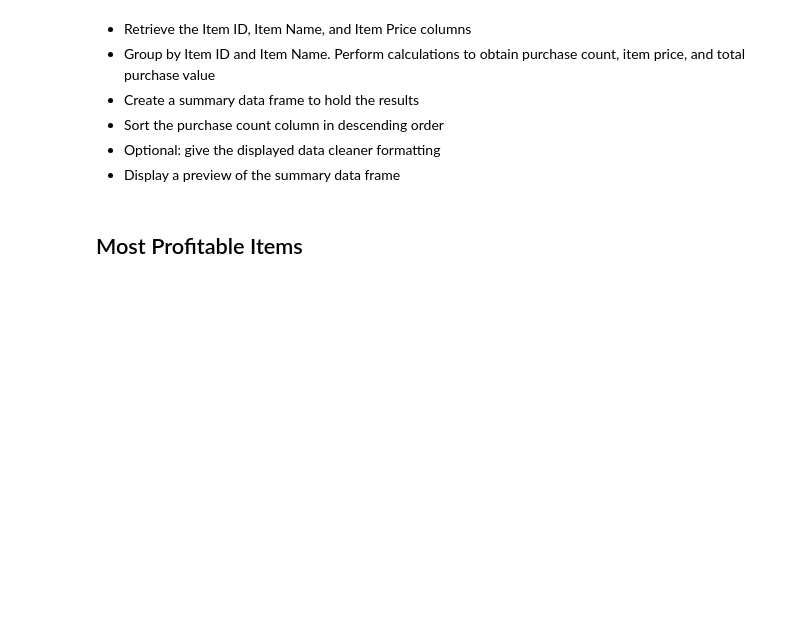
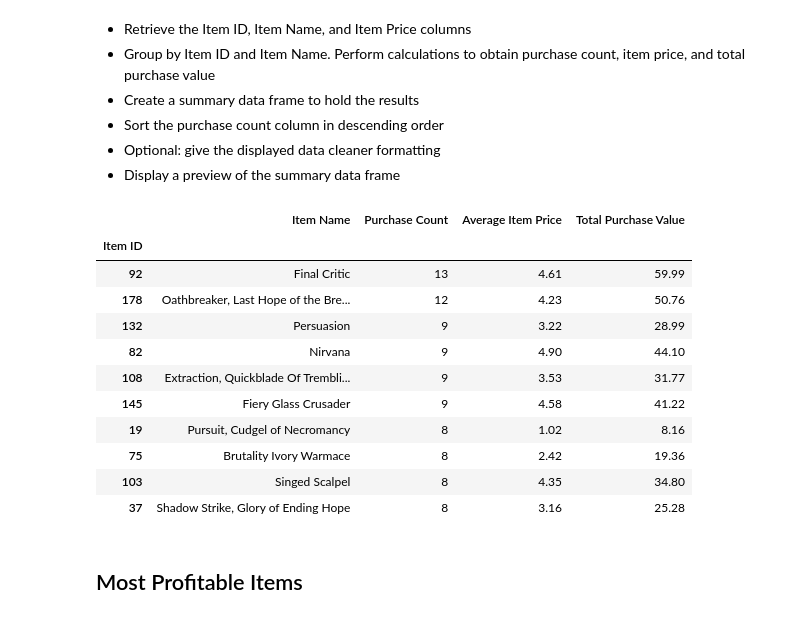
Before and after one commit to jeremyhamley/04-Pandas-Challenge, a Jupyter notebook: HeroesOfPymoli/HeroesOfPymoli_jeremyhamley.ipynb, the cells around one changed output. Cells and saved outputs as stored; diff of their text form; code cells hidden in the pictures; blank space fills up the shorter version.

```diff
--- a/HeroesOfPymoli/HeroesOfPymoli_jeremyhamley.ipynb
+++ b/HeroesOfPymoli/HeroesOfPymoli_jeremyhamley.ipynb
@@ -323,6 +323,56 @@ top_spender_df.head()
 * Sort the purchase count column in descending order
 * Optional: give the displayed data cleaner formatting
 * Display a preview of the summary data frame
+# %%
+#create a dataframe with a list of unique itemsand a dataframe with all item purchases and group all purchases by item
+purchases_by_item_df = purchase_data_with_age_group_df[["Purchase ID", "Item ID", "Item Name", "Price"]]
+
+#pull item data and create a dataframe with a unique list of items.  Create lists of unique item data for use in Popular Items dataframe
+item_data_df = purchases_by_item_df.loc[:,["Item ID", "Item Name"]]
+item_data_df.sort_values("Item Name", inplace = True)
+item_data_df.drop_duplicates(subset = None, keep = 'first', inplace = True)
+
+item_id_list = item_data_df["Item ID"].tolist()
+item_name_list = item_data_df["Item Name"].tolist()
+
+#group item purchases by "Item Name" , calculate item purchase count and total item purchase value, and create lists for use in Popular Items dataframe
+purchases_by_item_df = purchases_by_item_df.groupby(["Item Name"])
+value_purchases_by_item = purchases_by_item_df.sum()
+item_value_list = value_purchases_by_item["Price"].tolist()
+count_purchases_by_item = purchases_by_item_df.count()
+item_count_list = count_purchases_by_item["Price"].tolist()
+avg_item_price = round(value_purchases_by_item["Price"] / count_purchases_by_item["Price"],2)
+avg_item_price_list = avg_item_price[:].tolist()
+
+#create dataframe that lists each item, item price, total value of purchases for each item, and total count of purchases for each item
+popular_items_df = pd.DataFrame({"Item ID": item_id_list,
+                                 "Item Name": item_name_list,
+                                 "Purchase Count": item_count_list,
+                                 "Average Item Price": avg_item_price_list,
+                                 "Total Purchase Value": item_value_list
+                              })
+#copy Popular items dataframe for use in Profitable items anaysis
+profitable_items_df = popular_items_df
+
+#set index to "Item ID"
+popular_items_df = popular_items_df.set_index("Item ID")
+#sort popular items from highest Purchase count to lowest
+popular_items_df = popular_items_df.sort_values("Purchase Count", ascending = False)
+#display the top 10 most popular items
+popular_items_df.head(10)
+# %% [output]
+|  | Item Name | Purchase Count | Average Item Price | Total Purchase Value |
+| Item ID |  |  |  |  |
+| 92 | Final Critic | 13 | 4.61 | 59.99 |
+| 178 | Oathbreaker, Last Hope of the Bre... | 12 | 4.23 | 50.76 |
+| 132 | Persuasion | 9 | 3.22 | 28.99 |
+| 82 | Nirvana | 9 | 4.90 | 44.10 |
+| 108 | Extraction, Quickblade Of Trembli... | 9 | 3.53 | 31.77 |
+| 145 | Fiery Glass Crusader | 9 | 4.58 | 41.22 |
+| 19 | Pursuit, Cudgel of Necromancy | 8 | 1.02 | 8.16 |
+| 75 | Brutality Ivory Warmace | 8 | 2.42 | 19.36 |
+| 103 | Singed Scalpel | 8 | 4.35 | 34.80 |
+| 37 | Shadow Strike, Glory of Ending Hope | 8 | 3.16 | 25.28 |
 # %% [markdown]
 ## Most Profitable Items
 # %% [markdown]
```
Also changed, not shown: parts of 1 cell of this notebook.
